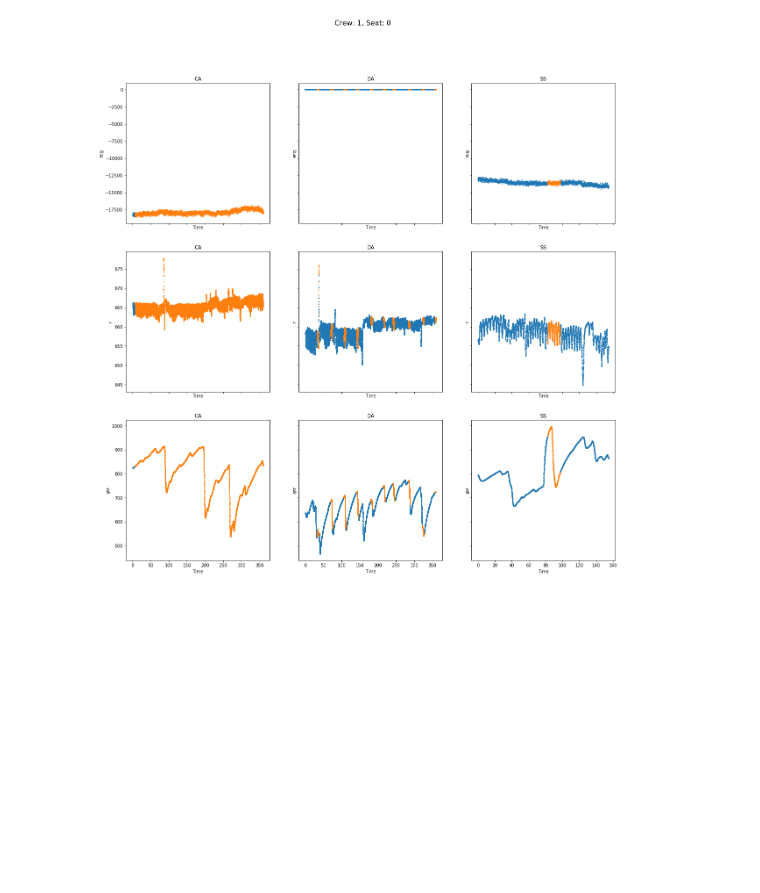
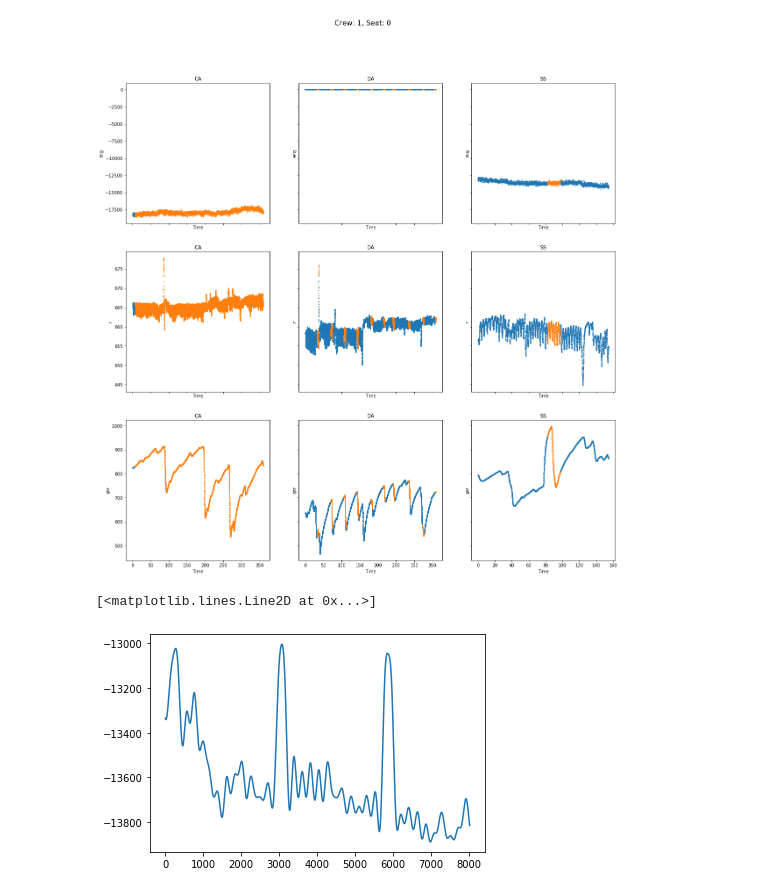
Before and after one commit to thiagosantos1/cs534_Reducing_Aviation_Fatalities, a Jupyter notebook: src/load_preprocess.ipynb, the cells around one changed output. Saved outputs shown, nothing was run; the diff lists cells and outputs as text; code cells hidden in the pictures; blank space fills up the shorter version.

```diff
--- a/src/load_preprocess.ipynb
+++ b/src/load_preprocess.ipynb
@@ -96,3 +83,12 @@ data_state_subplot(df_train,1,0)
 Plots for ecg, r, and gsr readings.
 Orange denotes an event( SS, CA, DA) & blue denotes baseline cognitive state.
 [figure]
+# %%
+b, a = signal.butter(8,0.01)
+
+y = signal.filtfilt(b, a, subset['ecg'], padlen=150)
+
+plt.plot(y[6000:14024])
+# %% [output]
+[<matplotlib.lines.Line2D at 0x...>]
+[figure, added]
```
Also changed, not shown: parts of 15 cells of this notebook.
